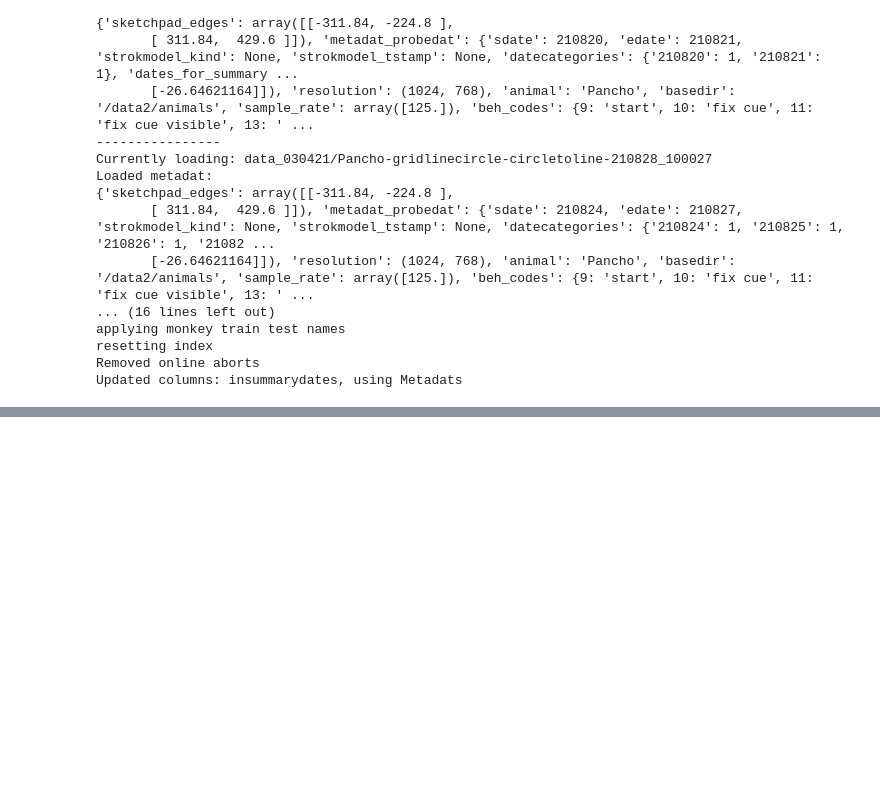
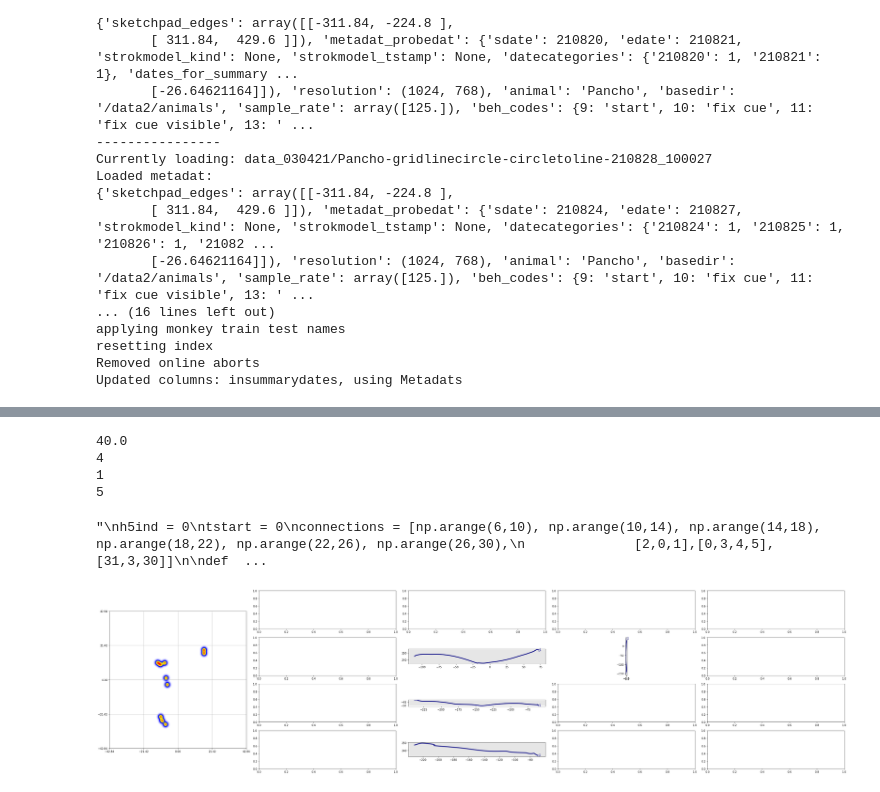
Before and after one commit to AlejandraUrquieta/MonkeyTestRepo, a Jupyter notebook: Updated Notebook.ipynb, the cells around one changed output, grey strips where cells are left out. Drawn from its saved outputs; the diff is of its cells as text; code cells hidden in the pictures; blank space fills up the shorter version.

```diff
--- a/Updated Notebook.ipynb
+++ b/Updated Notebook.ipynb
@@ -404,0 +483,2 @@ axes[1].imshow(density, cmap=mmpy.gencmap(), extent=(xx[0], xx[-1], xx[0], xx[-1
+# %%
+a = ally[0][0][0]
@@ -404,0 +489,2 @@ axes[1].imshow(density, cmap=mmpy.gencmap(), extent=(xx[0], xx[-1], xx[0], xx[-1
+# %%
+b = ally[0][1][0]
@@ -404,0 +495,2 @@ axes[1].imshow(density, cmap=mmpy.gencmap(), extent=(xx[0], xx[-1], xx[0], xx[-1
+# %%
+c =[]
@@ -404,0 +499,3 @@ axes[1].imshow(density, cmap=mmpy.gencmap(), extent=(xx[0], xx[-1], xx[0], xx[-1
+# %%
+c.append(a)
+c.append(b)
@@ -464,13 +577,20 @@ def get_sindex(zValues, arrst):
 # %%
 # graphin
 #fig, axes = plt.subplots(1, 1, figsize=(10,5))
-
+'''
 for i in glob.glob(parameters.projectPath+'/Projections/*_%s.mat'%(zValstr)):
     zValues = hdf5storage.loadmat(i)['zValues']
 
 m = np.abs(zValues).max()
+'''
+zValues = hdf5storage.loadmat(glob.glob(parameters.projectPath+'/Projections/*_%s.mat'%(zValstr))[0])['zValues'][0]
 
-sigma=1.
+zValues = get_zValues_array(zValues)
+zValues = np.array(zValues)
+
+m = np.abs(ally).max()
+
+sigma=1.0
 _, xx, density = mmpy.findPointDensity(zValues, sigma, 511, [-m-15, m+15])
 
 #axes.imshow(density, cmap=mmpy.gencmap(), extent=(xx[0], xx[-1], xx[0], xx[-1]), origin='lower')
@@ -505,9 +625,19 @@ ax57
 
 uplim = round((xx[-1]),-1)
 
+print(uplim)
+
 rows = int(uplim/10)
+
+print(rows)
+
 dcol = int(round(rows/3))
+
+print(dcol)
+
 cols = rows +dcol
+
+print(cols)
 
 fig, axes = plt.subplots(rows, cols, figsize=(40,10))
 
@@ -538,7 +668,7 @@ for r in range(rows):
         #print(y)
         #x = int(-uplim + (c-1)*20)
         #print(x)
-        ls = strokes_in_area(zValues, arrx, arry, c-2, r)
+        ls = strokes_in_area(zValues, arrx, arry, c-dcol, r)
         #print(ls)
         if (len(ls)>0):
             st = choose_stroke(ls)
@@ -607,32 +737,39 @@ def showing(t):
 
 
 #anim = VideoClip(animate, duration=2)
 #plt.close()
 #anim.ipython_display(fps=15, loop=True, autoplay=True, maxduration=120)
 
 
 
 '''
 h5ind = 0
 tstart = 0
 connections = [np.arange(6,10), np.arange(10,14), np.arange(14,18), np.arange(18,22), np.arange(22,26), np.arange(26,30),
               [2,0,1],[0,3,4,5], [31,3,30]]
 
 def animate(t):
   t = int(t*clips[h5ind].fps)+tstart
   axes[1].clear()
   im = axes[1].imshow(clips[h5ind].get_frame(t/clips[h5ind].fps), cmap='Greys', origin='lower')
   for conn in connections:
       axes[1].plot(h5s[h5ind][t, conn, 0], h5s[h5ind][t, conn, 1], 'k-')
   axes[1].axis('off')
   sc.set_offsets(zValues[20000*h5ind+t])
   return mplfig_to_npimage(fig) #im, ax
 
 
 anim = VideoClip(animate, duration=2) # will throw memory error for more than 100.
 plt.close()
 anim.ipython_display(fps=15, loop=True, autoplay=True, maxduration=120)
 
 '''
+# %% [output]
+40.0
+4
+1
+5
+"\nh5ind = 0\ntstart = 0\nconnections = [np.arange(6,10), np.arange(10,14), np.arange(14,18), np.arange(18,22), np.arange(22,26), np.arange(26,30),\n              [2,0,1],[0,3,4,5], [31,3,30]]\n\ndef  ...
+[figure, added]
 # %%
 parameters.projectPath
```
Also changed, not shown: parts of 38 cells of this notebook, 4 other files.
